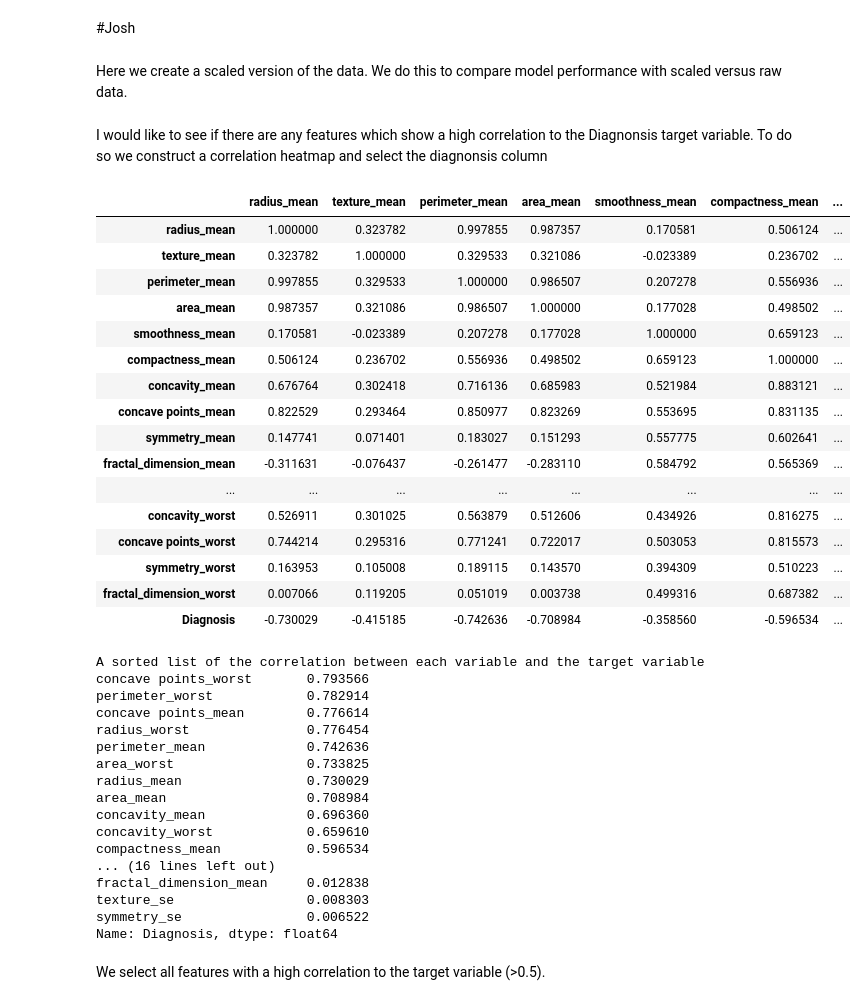
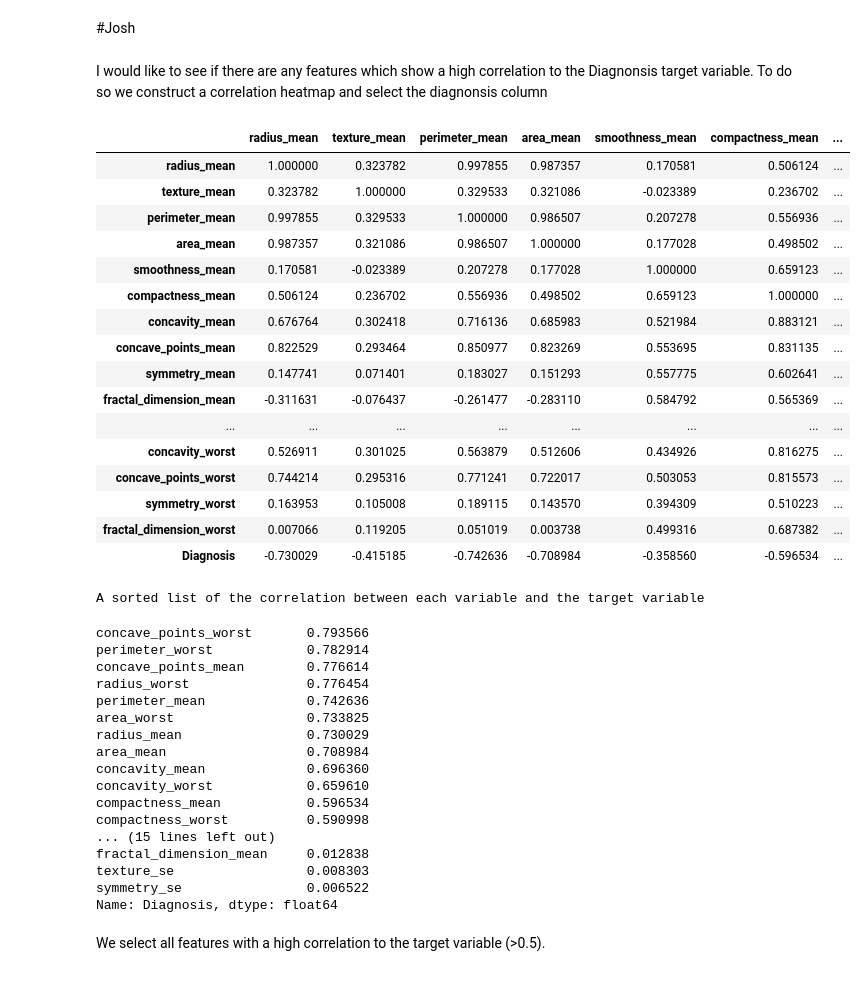
Before and after one commit to a-matson/DST_ASS1, a Jupyter notebook: report.ipynb, the cells around one changed output. Cells and saved outputs as stored; diff of their text form; code cells hidden in the pictures.

```diff
--- a/report.ipynb
+++ b/report.ipynb
@@ -149,3 +149,6 @@ Index(['radius_mean', 'texture_mean', 'perimeter_mean', 'area_mean',
        'compactness_worst', 'concavity_worst', 'concave_points_worst',
        'symmetry_worst', 'fractal_dimension_worst'],
       dtype='object')
+# %%
+df = pd.concat([X , y] , axis = 1)
+df
@@ -672,5 +790,3 @@ But overall it makes it hard to interpret the model and also creates an overfitt
 We can lead in significance of weak predictors and attempt using less features for more accurate prediction.
 # %% [markdown]
 #Josh
-# %% [markdown]
-Here we create a scaled version of the data. We do this to compare model performance with scaled versus raw data.
@@ -682,24 +793,23 @@ X_test_scaled = scaler.transform(X_test)
 # %% [markdown]
 I would like to see if there are any features which show a high correlation to the Diagnonsis target variable. To do so we construct a correlation heatmap and select the diagnonsis column
 # %%
-data = pd.concat([X , y] , axis = 1)
-corr = data.corr()
+corr = df.corr()
 corr.style.background_gradient(cmap='coolwarm')
 # %% [output]
 |  | radius_mean | texture_mean | perimeter_mean | area_mean | smoothness_mean | compactness_mean | ... |
 | radius_mean | 1.000000 | 0.323782 | 0.997855 | 0.987357 | 0.170581 | 0.506124 | ... |
 | texture_mean | 0.323782 | 1.000000 | 0.329533 | 0.321086 | -0.023389 | 0.236702 | ... |
 | perimeter_mean | 0.997855 | 0.329533 | 1.000000 | 0.986507 | 0.207278 | 0.556936 | ... |
 | area_mean | 0.987357 | 0.321086 | 0.986507 | 1.000000 | 0.177028 | 0.498502 | ... |
 | smoothness_mean | 0.170581 | -0.023389 | 0.207278 | 0.177028 | 1.000000 | 0.659123 | ... |
 | compactness_mean | 0.506124 | 0.236702 | 0.556936 | 0.498502 | 0.659123 | 1.000000 | ... |
 | concavity_mean | 0.676764 | 0.302418 | 0.716136 | 0.685983 | 0.521984 | 0.883121 | ... |
-| concave points_mean | 0.822529 | 0.293464 | 0.850977 | 0.823269 | 0.553695 | 0.831135 | ... |
+| concave_points_mean | 0.822529 | 0.293464 | 0.850977 | 0.823269 | 0.553695 | 0.831135 | ... |
 | symmetry_mean | 0.147741 | 0.071401 | 0.183027 | 0.151293 | 0.557775 | 0.602641 | ... |
 | fractal_dimension_mean | -0.311631 | -0.076437 | -0.261477 | -0.283110 | 0.584792 | 0.565369 | ... |
 | ... | ... | ... | ... | ... | ... | ... | ... |
 | concavity_worst | 0.526911 | 0.301025 | 0.563879 | 0.512606 | 0.434926 | 0.816275 | ... |
-| concave points_worst | 0.744214 | 0.295316 | 0.771241 | 0.722017 | 0.503053 | 0.815573 | ... |
+| concave_points_worst | 0.744214 | 0.295316 | 0.771241 | 0.722017 | 0.503053 | 0.815573 | ... |
 | symmetry_worst | 0.163953 | 0.105008 | 0.189115 | 0.143570 | 0.394309 | 0.510223 | ... |
 | fractal_dimension_worst | 0.007066 | 0.119205 | 0.051019 | 0.003738 | 0.499316 | 0.687382 | ... |
 | Diagnosis | -0.730029 | -0.415185 | -0.742636 | -0.708984 | -0.358560 | -0.596534 | ... |
@@ -707,25 +817,26 @@ corr.style.background_gradient(cmap='coolwarm')
 cor_target = abs(corr["Diagnosis"])
 relevant_features = abs(corr["Diagnosis"]).sort_values(ascending=False).drop('Diagnosis')
 print('A sorted list of the correlation between each variable and the target variable')
-print(relevant_features)
+relevant_features
 # %% [output]
 A sorted list of the correlation between each variable and the target variable
-concave points_worst       0.793566
-perimeter_worst            0.782914
-concave points_mean        0.776614
-radius_worst               0.776454
-perimeter_mean             0.742636
-area_worst                 0.733825
-radius_mean                0.730029
-area_mean                  0.708984
-concavity_mean             0.696360
-concavity_worst            0.659610
-compactness_mean           0.596534
-... (16 lines left out)
-fractal_dimension_mean     0.012838
-texture_se                 0.008303
-symmetry_se                0.006522
-Name: Diagnosis, dtype: float64
+concave_points_worst       0.793566
+perimeter_worst            0.782914
+concave_points_mean        0.776614
+radius_worst               0.776454
+perimeter_mean             0.742636
+area_worst                 0.733825
+radius_mean                0.730029
+area_mean                  0.708984
+concavity_mean             0.696360
+concavity_worst            0.659610
+compactness_mean           0.596534
+compactness_worst          0.590998
+... (15 lines left out)
+fractal_dimension_mean     0.012838
+texture_se                 0.008303
+symmetry_se                0.006522
+Name: Diagnosis, dtype: float64
 # %% [markdown]
 We select all features with a high correlation to the target variable (>0.5).
 # %%
```
Also changed, not shown: parts of 115 cells of this notebook.
